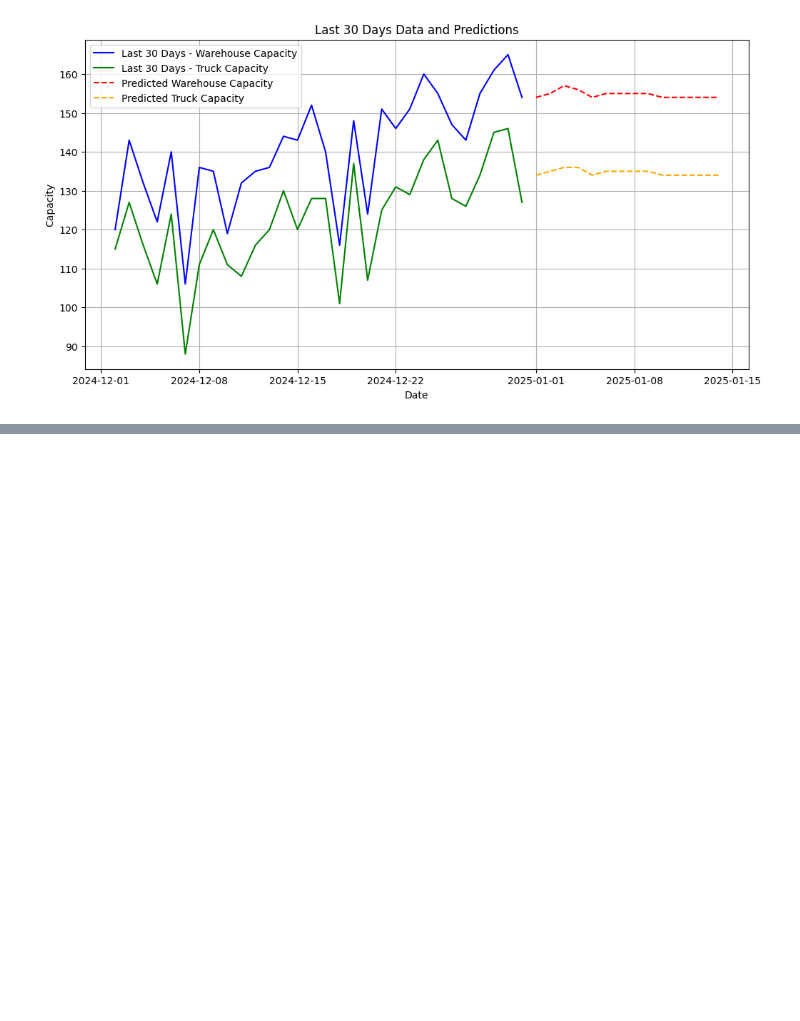
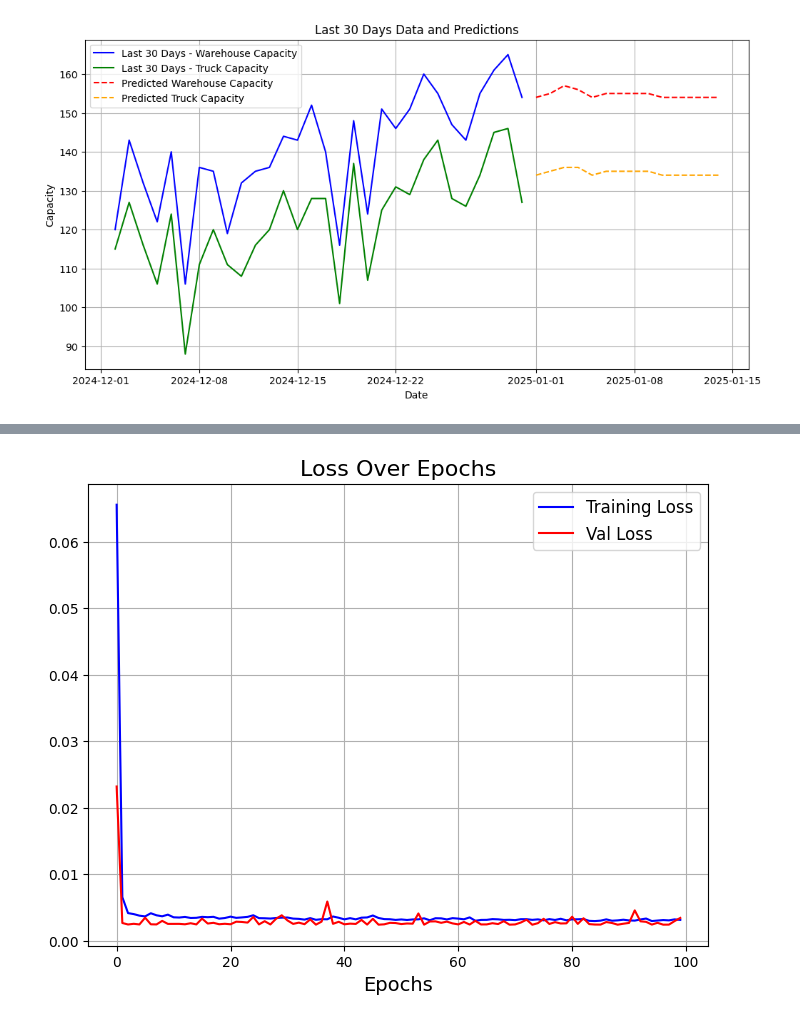
Before and after one commit to LongMystic/Project-3, a Jupyter notebook: Untitled.ipynb, the cells around one changed output, grey strips where cells are left out. Drawn from its saved outputs; the diff is of its cells as text; code cells hidden in the pictures; blank space fills up the shorter version.

```diff
--- a/Untitled.ipynb
+++ b/Untitled.ipynb
@@ -63,0 +59,13 @@ Epoch 100/100
+# %%
+# Build GRU model
+def gru_model():
+    model = Sequential([
+        GRU(50, activation='relu', return_sequences = True, input_shape=(X_train.shape[1], X_train.shape[2])),
+        Dropout(0.1),
+        GRU(200, activation='relu'),
+        Dropout(0.1),
+        Dense(y_train.shape[1])  # Output layer
+    ])
+
+    model.compile(optimizer='adam', loss='mse')
+    return model
@@ -138,0 +197,3 @@ plt.show()
+# %%
+model_gru = gru_model()
+history = model_gru.fit(X_train, y_train, epochs=100, batch_size=32, validation_data=(X_test, y_test))
@@ -138,0 +218,15 @@ plt.show()
+# %%
+train_loss = history.history['loss']
+val_loss = history.history['val_loss']
+
+plt.figure(figsize=(8, 6))
+plt.plot(train_loss, label='Training Loss', color='blue')
+plt.plot(val_loss, label='Val Loss', color='red')
+plt.title('Loss Over Epochs', fontsize=16)
+plt.xlabel('Epochs', fontsize=14)
+# plt.ylabel('Loss', fontsize=14)
+plt.legend(fontsize=12)
+plt.grid(True)
+plt.show()
+# %% [output]
+[figure, added]
```
Also changed, not shown: parts of 15 cells of this notebook, 2 other files.
